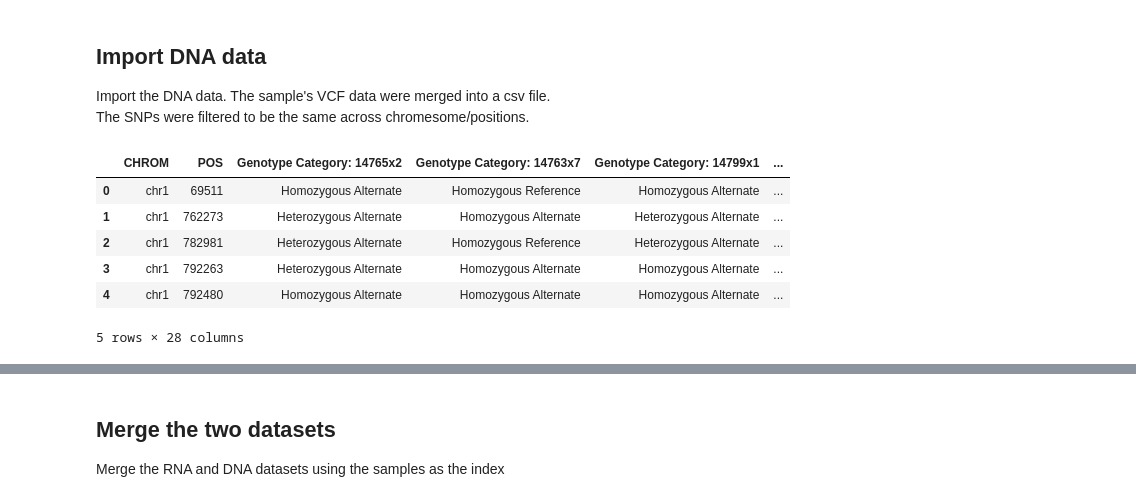
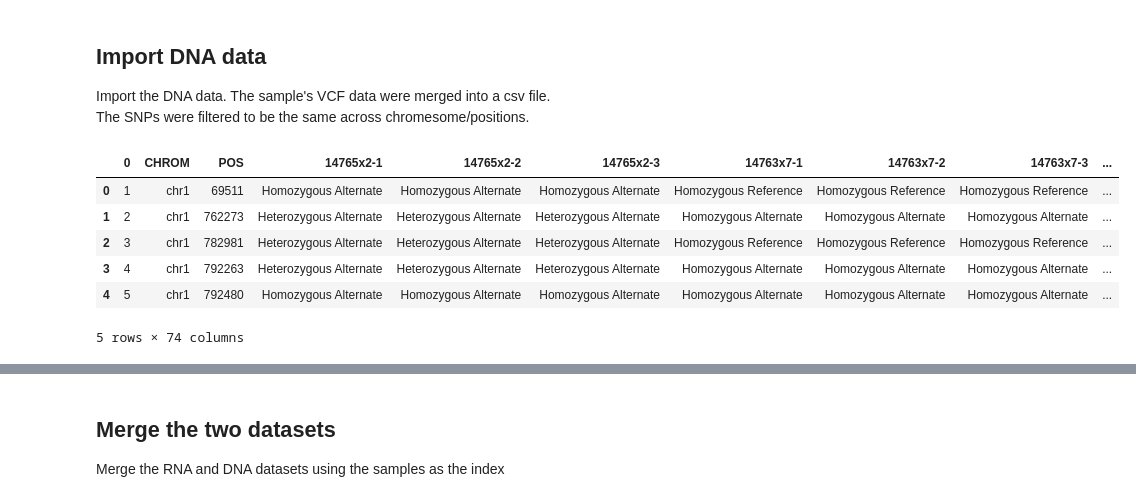
Before and after one commit to gokhuu/Computational-Employee-ReadMe, a Jupyter notebook: Personal Genome/DNA_RNA_model_testing.ipynb, the cells around one changed output, grey strips where cells are left out. Saved outputs shown, nothing was run; the diff lists cells and outputs as text; code cells hidden in the pictures.

```diff
--- a/Personal Genome/DNA_RNA_model_testing.ipynb
+++ b/Personal Genome/DNA_RNA_model_testing.ipynb
@@ -142,13 +142,13 @@ rna.head()
 Import the DNA data. The sample's VCF data were merged into a csv file. <br>
 The SNPs were filtered to be the same across chromesome/positions.<br>
 # %%
-dna = pd.read_csv('SNP_data.csv', header=0, index_col=0, low_memory=False)
+dna = pd.read_csv('SNP_data.csv', header=0, low_memory=False)
 dna.head()
 # %% [output]
-|  | CHROM | POS | Genotype Category: 14765x2 | Genotype Category: 14763x7 | Genotype Category: 14799x1 | ... |
-| 0 | chr1 | 69511 | Homozygous Alternate | Homozygous Reference | Homozygous Alternate | ... |
-| 1 | chr1 | 762273 | Heterozygous Alternate | Homozygous Alternate | Heterozygous Alternate | ... |
-| 2 | chr1 | 782981 | Heterozygous Alternate | Homozygous Reference | Heterozygous Alternate | ... |
-| 3 | chr1 | 792263 | Heterozygous Alternate | Homozygous Alternate | Homozygous Alternate | ... |
-| 4 | chr1 | 792480 | Homozygous Alternate | Homozygous Alternate | Homozygous Alternate | ... |
+|  | 0 | CHROM | POS | 14765x2-1 | 14765x2-2 | 14765x2-3 | 14763x7-1 | 14763x7-2 | 14763x7-3 | ... |
+| 0 | 1 | chr1 | 69511 | Homozygous Alternate | Homozygous Alternate | Homozygous Alternate | Homozygous Reference | Homozygous Reference | Homozygous Reference | ... |
+| 1 | 2 | chr1 | 762273 | Heterozygous Alternate | Heterozygous Alternate | Heterozygous Alternate | Homozygous Alternate | Homozygous Alternate | Homozygous Alternate | ... |
+| 2 | 3 | chr1 | 782981 | Heterozygous Alternate | Heterozygous Alternate | Heterozygous Alternate | Homozygous Reference | Homozygous Reference | Homozygous Reference | ... |
+| 3 | 4 | chr1 | 792263 | Heterozygous Alternate | Heterozygous Alternate | Heterozygous Alternate | Homozygous Alternate | Homozygous Alternate | Homozygous Alternate | ... |
+| 4 | 5 | chr1 | 792480 | Homozygous Alternate | Homozygous Alternate | Homozygous Alternate | Homozygous Alternate | Homozygous Alternate | Homozygous Alternate | ... |
-5 rows × 28 columns
+5 rows × 74 columns
```
Also changed, not shown: parts of 4 cells of this notebook, 6 other files.
